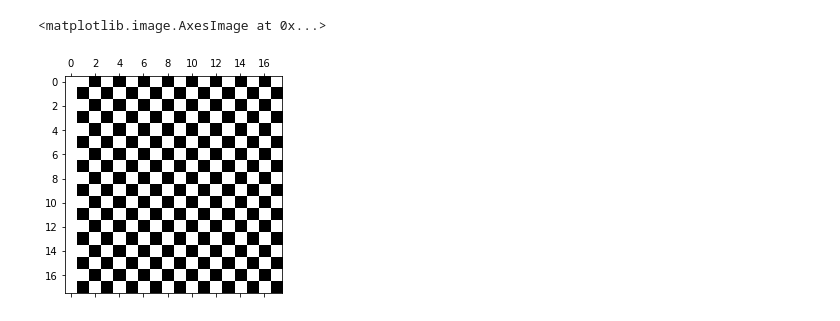
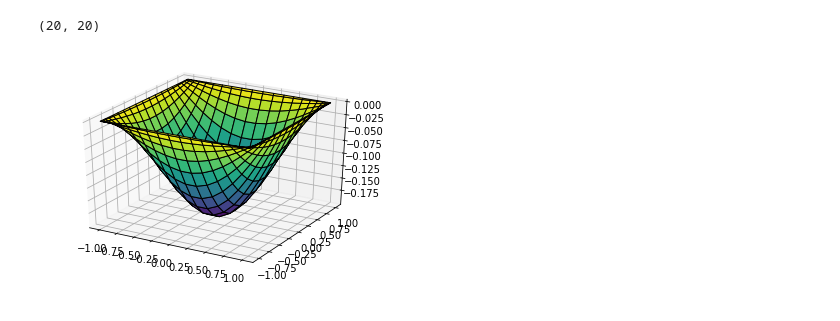
Before and after one commit to preiter93/pypde, a Jupyter notebook: Untitled.ipynb, the cells around one changed output. Cells and saved outputs as stored; diff of their text form; code cells hidden in the pictures.

```diff
--- a/Untitled.ipynb
+++ b/Untitled.ipynb
@@ -98,27 +94,0 @@ def pm(A):
-# %%
-from numpy.linalg import solve
-import scipy.sparse as sp
-import scipy.sparse.linalg as sla
-
-def fun(xx,yy):
-        return np.sin(1*np.pi/2*xx)*np.sin(1*np.pi/2*yy)
-
-N = 20
-xf = ChebNeumann(N)
-x =  xf.x
-xx,yy = np.meshgrid(x,x)
-M  = xf.mass.toarray()
-Mi = np.linalg.inv(M)
-#Mi = M.T
-D2 = xf.stiff.toarray()
-
-f = fun(xx,yy)
-rhs = xf.forward_fft( fun(xx,yy) )
-rhs =M@ xf.forward_fft( rhs.T ).T
-lhs = D2
-nm = slice(1,N-2)
-
-plt.spy(D2@Mi)
-# %% [output]
-<matplotlib.image.AxesImage at 0x...>
-[figure, removed]
@@ -124,0 +142,12 @@ plt.spy(D2@Mi)
+# %%
+print(b.rhs.shape)
+u.vhat[skip,skip] = A.solve(b.rhs)
+u.backward()
+
+fig = plt.figure()
+ax = plt.axes(projection='3d')
+ax.plot_surface(xx,yy,u.v, rstride=1, cstride=1, cmap="viridis",edgecolor="k")
+plt.show()
+# %% [output]
+(20, 20)
+[figure, added]
```
Also changed, not shown: parts of 24 cells of this notebook, 2 other files.
